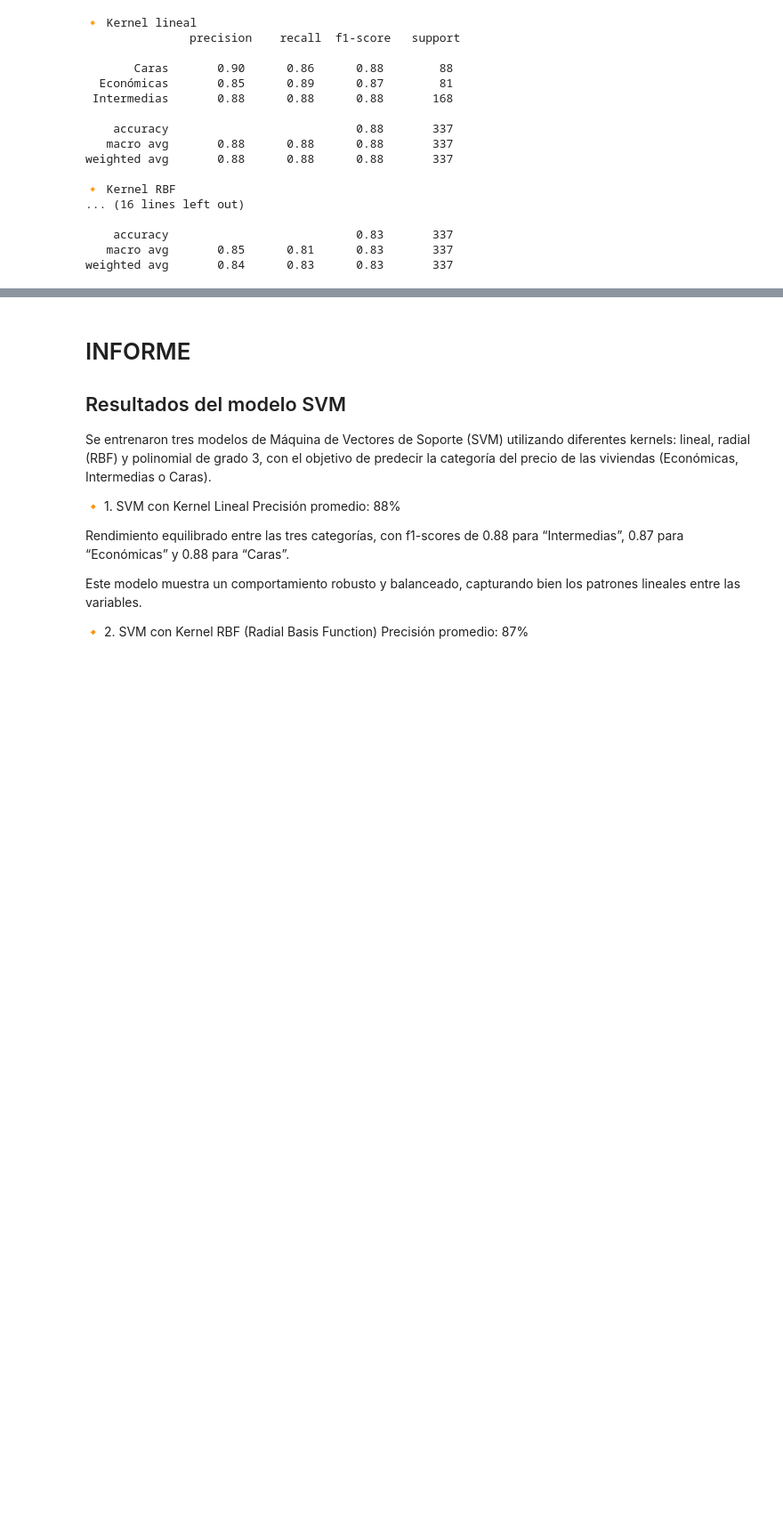
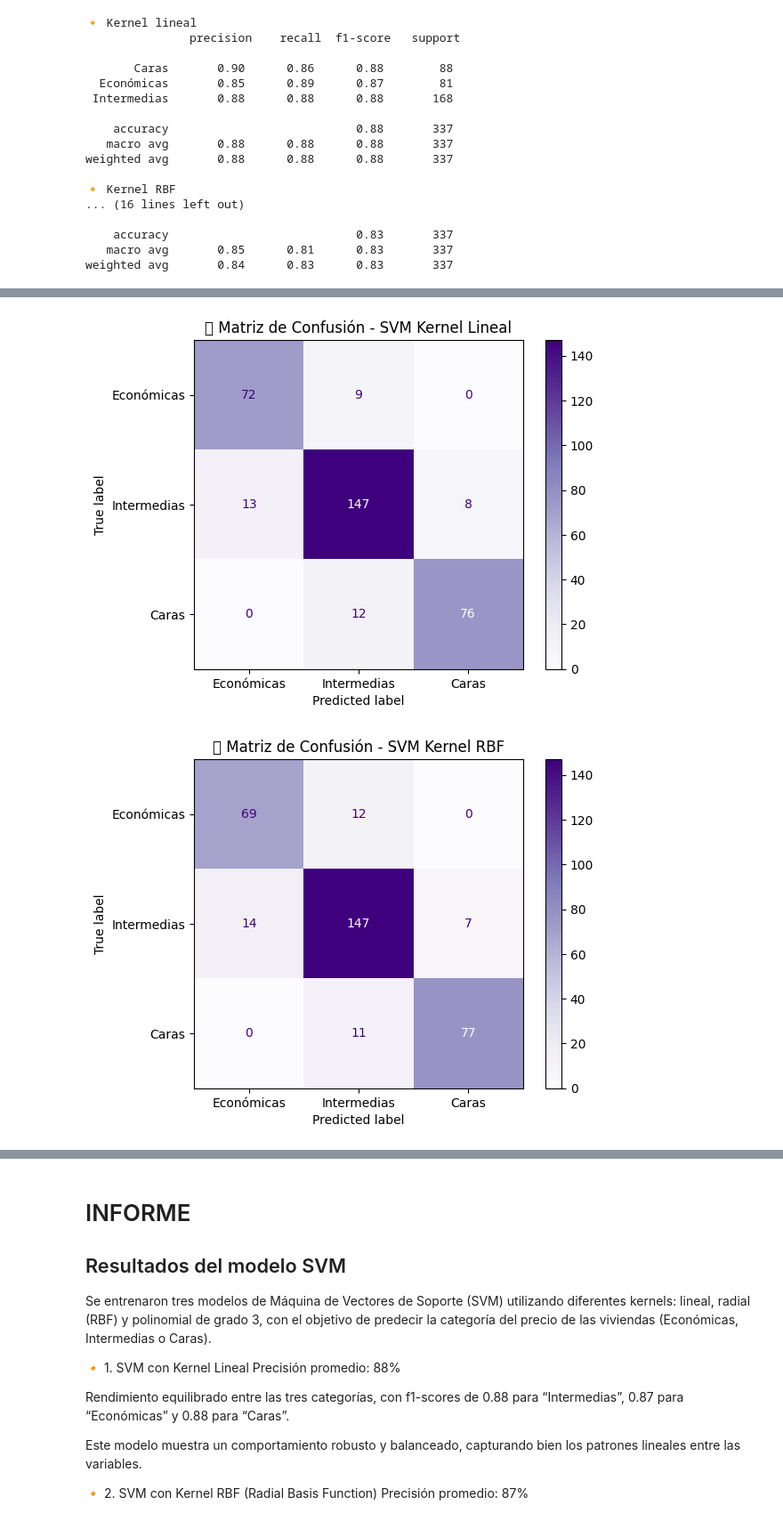
Before and after one commit to OscarEscriba/Proyecto-2-Mineria-de-datos, a Jupyter notebook: Proyecto2entrega6.ipynb, the cells around one changed output, grey strips where cells are left out. Shown at 89% size. Saved outputs shown, nothing was run; the diff lists cells and outputs as text; code cells hidden in the pictures; blank space fills up the shorter version.

```diff
--- a/Proyecto2entrega6.ipynb
+++ b/Proyecto2entrega6.ipynb
@@ -64,3 +64,18 @@ weighted avg       0.88      0.88      0.88       337
     accuracy                           0.83       337
    macro avg       0.85      0.81      0.83       337
 weighted avg       0.84      0.83      0.83       337
+# %%
+# 5 usar los modelos para predecir la variable respuesta...
+# Predicciones con los modelos entrenados
+y_pred_linear = svm_linear.predict(X_test)
+y_pred_rbf = svm_rbf.predict(X_test)
+y_pred_poly = svm_poly.predict(X_test)
+
+# Guardar predicciones si deseas analizarlas después
+predicciones_df = pd.DataFrame({
+    "Real": y_test,
+    "Predicción_Linear": y_pred_linear,
+    "Predicción_RBF": y_pred_rbf,
+    "Predicción_Poly": y_pred_poly
+})
+predicciones_df.head()
@@ -66,0 +89,22 @@ weighted avg       0.84      0.83      0.83       337
+# %%
+# 6. matrices de confusión de cada modelo...
+from sklearn.metrics import confusion_matrix, ConfusionMatrixDisplay
+import matplotlib.pyplot as plt
+
+# Función para graficar matriz de confusión
+def plot_confusion(y_true, y_pred, title):
+    cm = confusion_matrix(y_true, y_pred, labels=["Económicas", "Intermedias", "Caras"])
+    disp = ConfusionMatrixDisplay(confusion_matrix=cm,
+                                  display_labels=["Económicas", "Intermedias", "Caras"])
+    disp.plot(cmap="Purples")
+    plt.title(title)
+    plt.grid(False)
+    plt.show()
+
+# Graficar cada matriz
+plot_confusion(y_test, y_pred_linear, "🔸 Matriz de Confusión - SVM Kernel Lineal")
+plot_confusion(y_test, y_pred_rbf, "🔸 Matriz de Confusión - SVM Kernel RBF")
+plot_confusion(y_test, y_pred_poly, "🔸 Matriz de Confusión - SVM Kernel Polinomial")
+# %% [output]
+[figure, added]
+[figure, added]
```
Also changed, not shown: parts of 3 cells of this notebook.
